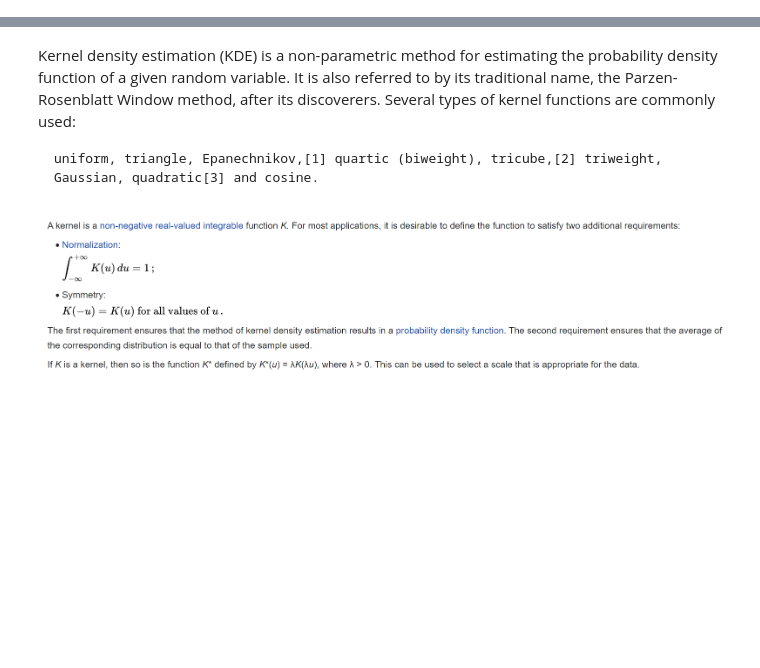
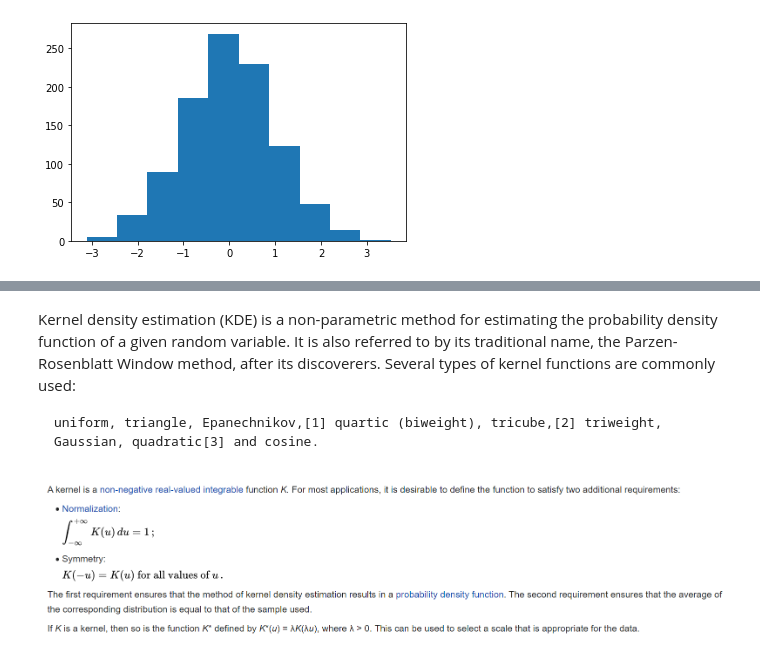
Before and after one commit to ghoshark/Density-Estimation_KDE_CMDE, a Jupyter notebook: Density Estimation, KDE, Manifold Learning & DBSCAN clustering.ipynb, the cells around one changed output, grey strips where cells are left out. Drawn from its saved outputs; the diff is of its cells as text; code cells hidden in the pictures; blank space fills up the shorter version.

```diff
--- a/Density Estimation, KDE & Manifold Learning.ipynb
+++ b/Density Estimation, KDE, Manifold Learning & DBSCAN clustering.ipynb
@@ -2,0 +22,11 @@
+# %%
+# example of plotting a histogram of a random sample
+from matplotlib import pyplot
+from numpy.random import normal
+# generate a sample
+sample = normal(size=1000)
+# plot a histogram of the sample
+pyplot.hist(sample, bins=10)
+pyplot.show()
+# %% [output]
+[figure, added]
```
Also changed, not shown: parts of 20 cells of this notebook.
